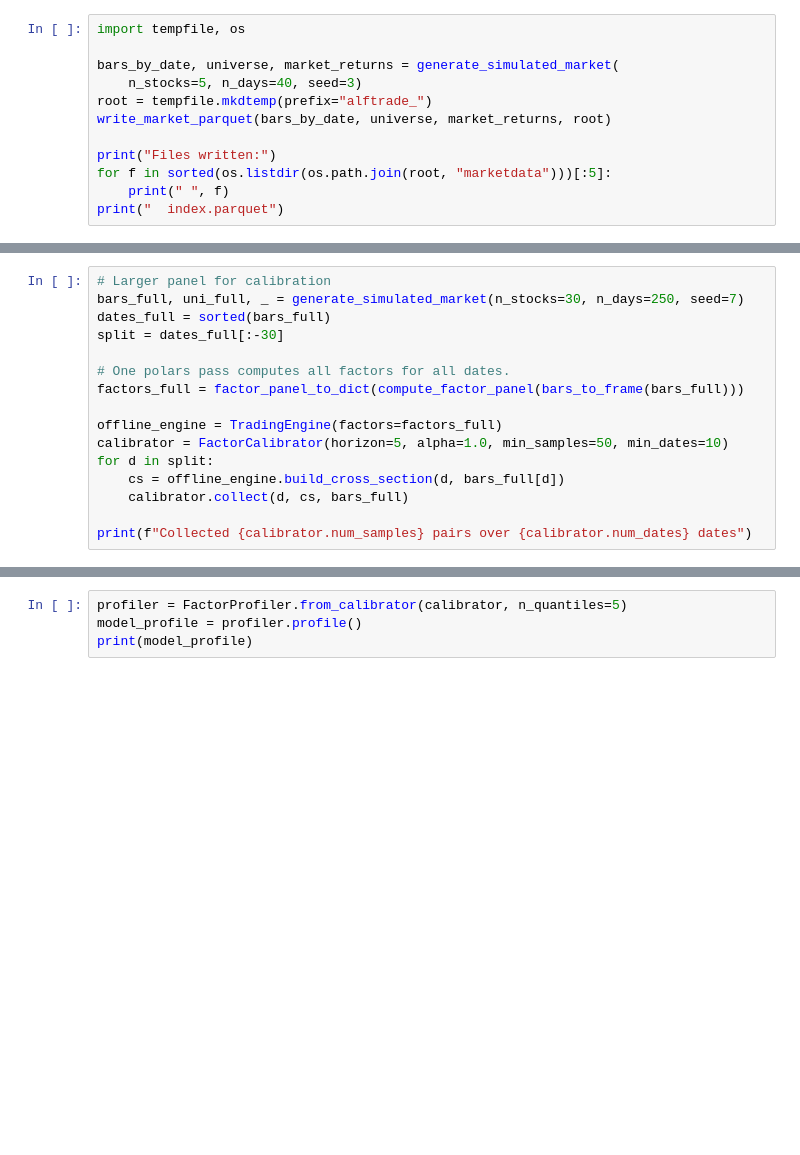
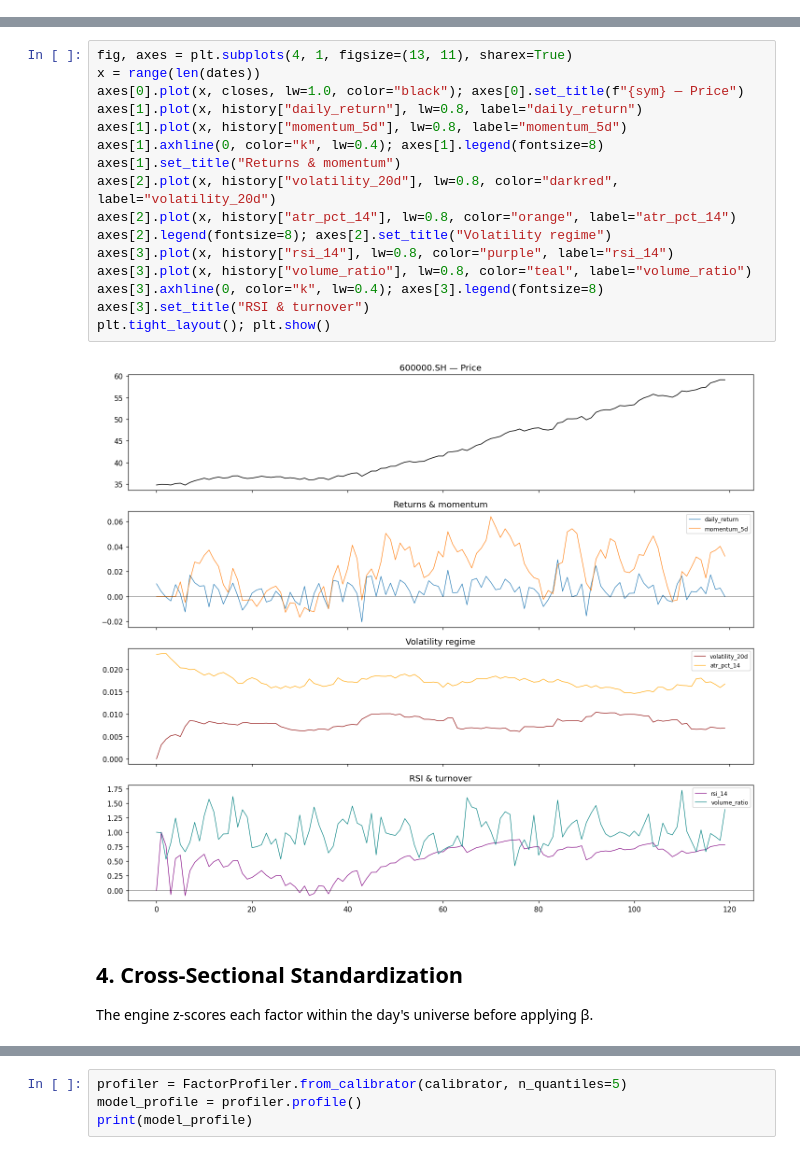
Before and after one commit to catketchup/alftrade, a Jupyter notebook: demo.ipynb, the cells around one changed output, grey strips where cells are left out. Cells and saved outputs as stored; diff of their text form; blank space fills up the shorter version.

```diff
--- a/demo.ipynb
+++ b/demo.ipynb
@@ -119,12 +0,0 @@ pipeline would.
-# %%
-import tempfile, os
-
-bars_by_date, universe, market_returns = generate_simulated_market(
-    n_stocks=5, n_days=40, seed=3)
-root = tempfile.mkdtemp(prefix="alftrade_")
-write_market_parquet(bars_by_date, universe, market_returns, root)
-
-print("Files written:")
-for f in sorted(os.listdir(os.path.join(root, "marketdata")))[:5]:
-    print(" ", f)
-print("  index.parquet")
@@ -274,16 +0,0 @@ Across dates: β̄ = mean(β_t), t = β̄ / (std(β_t)/√T).
-# %%
-# Larger panel for calibration
-bars_full, uni_full, _ = generate_simulated_market(n_stocks=30, n_days=250, seed=7)
-dates_full = sorted(bars_full)
-split = dates_full[:-30]
-
-# One polars pass computes all factors for all dates.
-factors_full = factor_panel_to_dict(compute_factor_panel(bars_to_frame(bars_full)))
-
-offline_engine = TradingEngine(factors=factors_full)
-calibrator = FactorCalibrator(horizon=5, alpha=1.0, min_samples=50, min_dates=10)
-for d in split:
-    cs = offline_engine.build_cross_section(d, bars_full[d])
-    calibrator.collect(d, cs, bars_full)
-
-print(f"Collected {calibrator.num_samples} pairs over {calibrator.num_dates} dates")
@@ -291,0 +179,22 @@ Collected 6450 pairs over 215 dates
+# %%
+fig, axes = plt.subplots(4, 1, figsize=(13, 11), sharex=True)
+x = range(len(dates))
+axes[0].plot(x, closes, lw=1.0, color="black"); axes[0].set_title(f"{sym} — Price")
+axes[1].plot(x, history["daily_return"], lw=0.8, label="daily_return")
+axes[1].plot(x, history["momentum_5d"], lw=0.8, label="momentum_5d")
+axes[1].axhline(0, color="k", lw=0.4); axes[1].legend(fontsize=8)
+axes[1].set_title("Returns & momentum")
+axes[2].plot(x, history["volatility_20d"], lw=0.8, color="darkred", label="volatility_20d")
+axes[2].plot(x, history["atr_pct_14"], lw=0.8, color="orange", label="atr_pct_14")
+axes[2].legend(fontsize=8); axes[2].set_title("Volatility regime")
+axes[3].plot(x, history["rsi_14"], lw=0.8, color="purple", label="rsi_14")
+axes[3].plot(x, history["volume_ratio"], lw=0.8, color="teal", label="volume_ratio")
+axes[3].axhline(0, color="k", lw=0.4); axes[3].legend(fontsize=8)
+axes[3].set_title("RSI & turnover")
+plt.tight_layout(); plt.show()
+# %% [output]
+[figure, added]
+# %% [markdown]
+## 4. Cross-Sectional Standardization
+
+The engine z-scores each factor within the day's universe before applying β.
```
Also changed, not shown: parts of 72 cells of this notebook, 10 other files.
